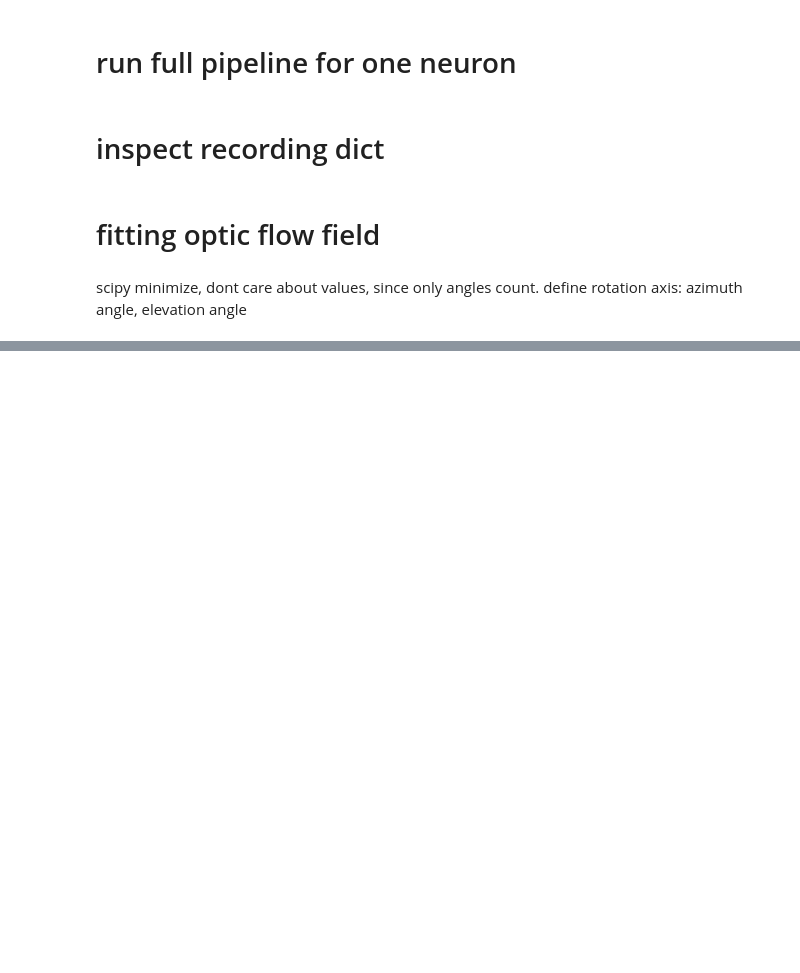
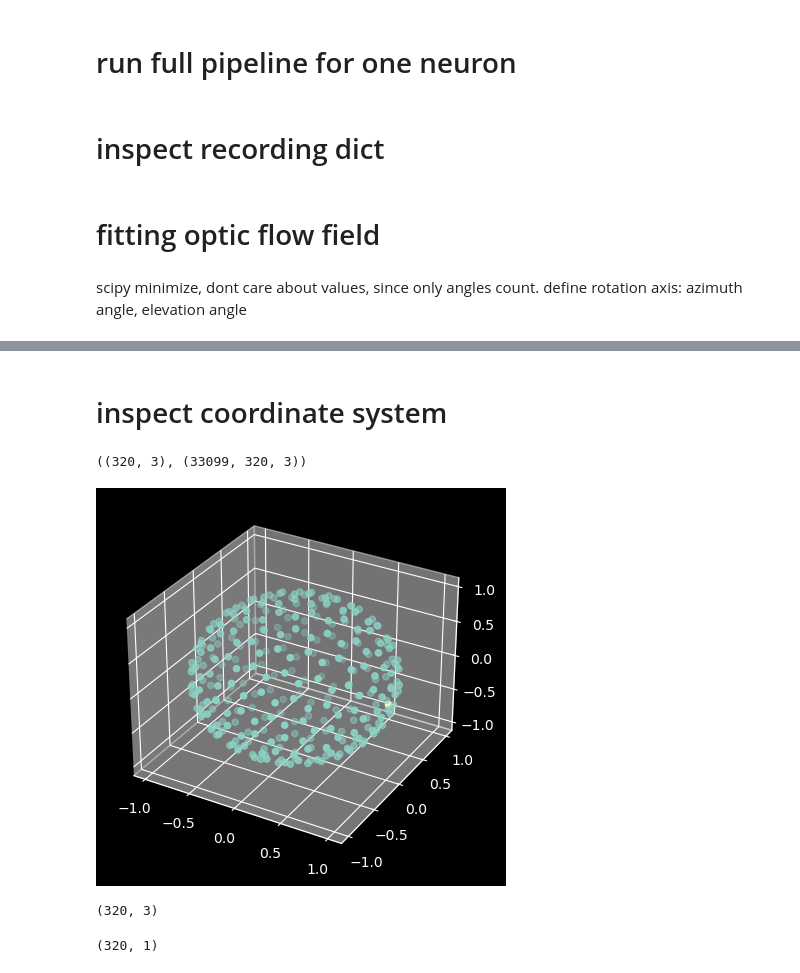
Before and after one commit to toniklenk/retinalreference_DR, a Jupyter notebook: vectorization.ipynb, the cells around one changed output, grey strips where cells are left out. Saved outputs shown, nothing was run; the diff lists cells and outputs as text; code cells hidden in the pictures; blank space fills up the shorter version.

```diff
--- a/vectorization.ipynb
+++ b/vectorization.ipynb
@@ -231,0 +395,32 @@ def RSSangle(F, E):
+# %% [markdown]
+# inspect coordinate system
+# %%
+normals=recording['positions']
+vectors=recording['cmn_motion_vectors_3d']
+normals.shape, vectors.shape
+# %% [output]
+((320, 3), (33099, 320, 3))
+# %%
+fig = plt.figure()
+ax = fig.add_subplot(projection='3d')
+
+# x-axis: left-right, y=axis: fore-back, z=axis: up-down
+ax.scatter(recording['positions'][:, 0], recording['positions'][:, 1], recording['positions'][:, 2])
+
+#ax.scatter(0, 0, 0)
+# assume the fishs FOV is centered here
+ax.scatter(1, 0, 0)
+
+plt.show()
+# %% [output]
+[figure, added]
+# %%
+# vectical norms
+vnorms = np.array([0, 0, 1]) - normals * np.dot(normals, np.array([0, 0, 1]))[:, None]
+vnorms.shape
+# %% [output]
+(320, 3)
+# %%
+np.dot(normals, np.array([0, 0, 1]))[:, None].shape
+# %% [output]
+(320, 1)
```
Also changed, not shown: parts of 18 cells of this notebook.
